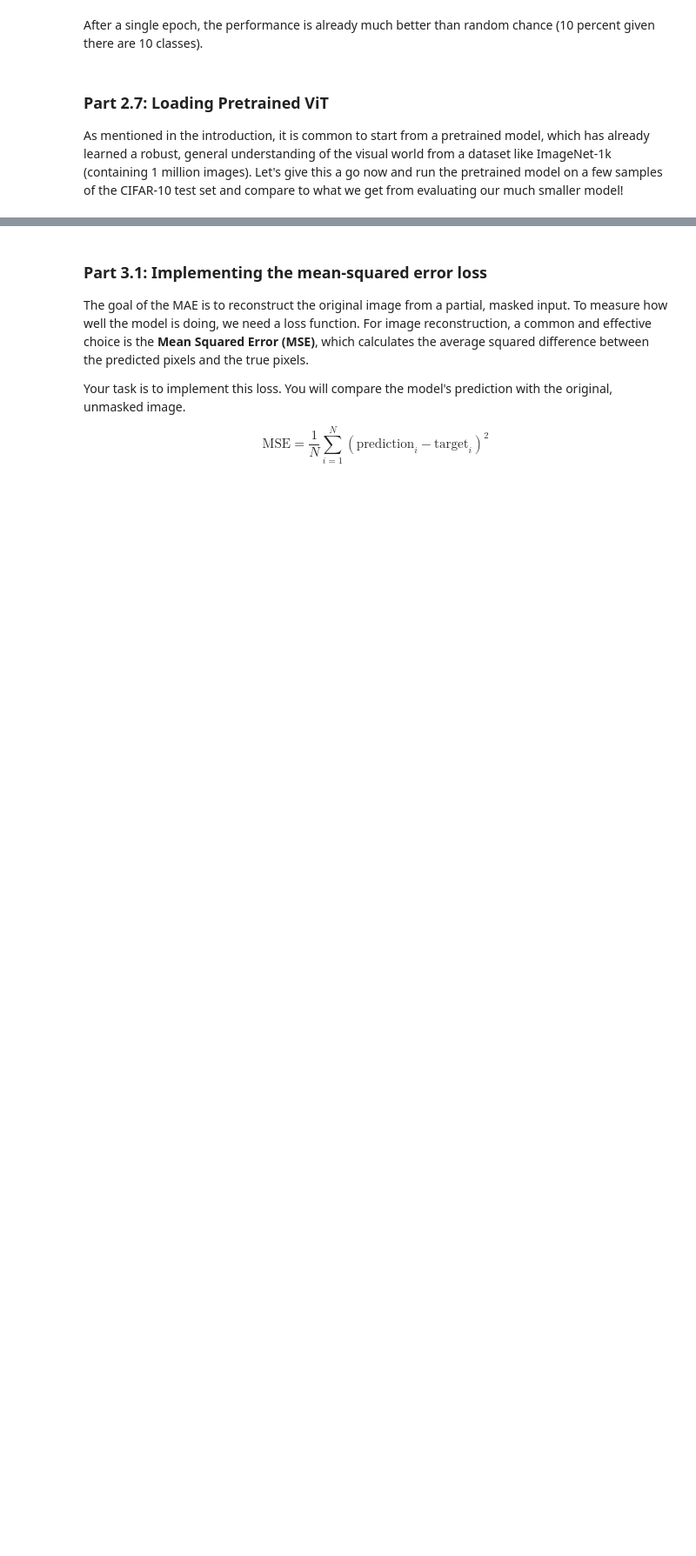
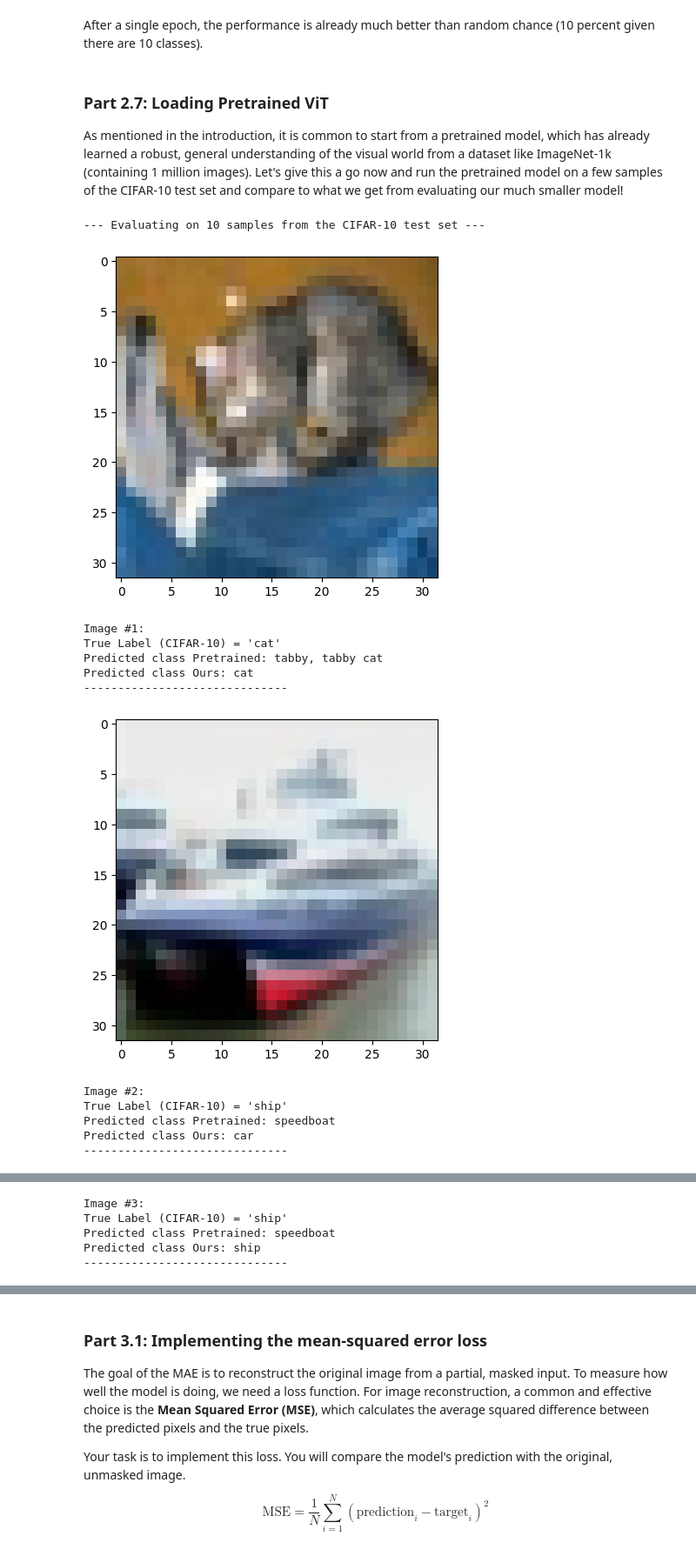
Before and after one commit to muuki2/PracticalSessions2025, a Jupyter notebook: 1_vision/vision_tutorial.ipynb, the cells around one changed output, grey strips where cells are left out. Shown at 87% size. Cells and saved outputs as stored; diff of their text form; code cells hidden in the pictures; blank space fills up the shorter version.

```diff
--- a/1_vision/vision_tutorial.ipynb
+++ b/1_vision/vision_tutorial.ipynb
@@ -389,10 +285,13 @@ class PatchAndEmbed(nn.Module):
             torch.Tensor: Embedded patches. Shape: (batch_size, n_patches, embed_dim)
         """
 
-        ## --- TODO 1: YOUR CODE HERE ---
+        x = self.proj(x)
 
+        x = x.flatten(2)
 
-        # --- END YOUR CODE --- #
+        x = x.transpose(1, 2)
+
+        x = x + self.pos_embed
         return x
 
 
@@ -692,26 +458,3 @@ print(f"Output shape after PatchAndEmbed: {output.shape}")
-# %%
-#@title Hint 3 { display-mode: "form" }
-
-# Take the average over the sequence dimension and pass to the classification head.
-
-
-# Step 3: Solution
-# x = x.mean(dim=1)
-# logits = self.head(x)
-
-# Example
-B, N, C = 1, 196, 768 # Batch, Num_Patches, Embed_dim
-x = torch.randn(B, N, C)
-print(f"Shape after Transformer blocks: {x.shape}")
-
-x_mean = x.mean(dim=1)
-print(f"Shape after averaging: {x_mean.shape}")
-
-num_classes = 10 # Example: CIFAR has 10 classes
-head = nn.Linear(C, num_classes)
-
-logits = head(x_mean)
-print(f"Shape of final logits: {logits.shape}")
 # %%
 # ==============================================================================
 #
@@ -758,16 +501,15 @@ class VisionTransformer(nn.Module):
 
     def forward(self, x):
 
-        ## --- TODO 1: YOUR CODE HERE ---
-
-        # --- END YOUR CODE --- #
+        x = self.patch_embed(x)
+        for blk in self.blocks:
+          x = blk(x)
 
         # After the final block, the sequence is normalised
         x = self.norm(x)
 
-        ## --- TODO 2: YOUR CODE HERE ---
-
-        # --- END YOUR CODE --- #
+        x = x.mean(dim=1)
+        logits = self.head(x)
 
         return logits
 
@@ -907,31 +668,47 @@ resize_transform = Resize((224, 224), antialias=True)
 print("\n--- Evaluating on 10 samples from the CIFAR-10 test set ---")
 
 # 1. Use torch.no_grad() for inference
 with torch.no_grad():
     # 2. Get just one batch of images and labels from the test loader
     images, labels = next(iter(test_loader))
 
     # 3. Resize the entire batch of images to 224x224 to match input size of pretrained model
     images_rs = resize_transform(images)
 
     # 4. Move data to the selected device
     images_rs = images_rs.to(device)
     labels = labels.to(device)
 
     # 5. Get model predictions (logits)
     outputs_pt = model_pt(images_rs)
     logits = outputs_pt.logits
+    images = images.to(device)
     outputs_ours = model(images)
 
 
     # Print results for the first 10 images in the batch
     for i in range(10):
         true_label = classes[labels[i]]
         prediction_pt = logits[i].argmax(-1)
         prediction_ours = outputs_ours.data[i].argmax(-1)
-        imshow(images[i])
+        im = torch.Tensor.cpu(images[i])
+        imshow(im)
         print(f"\nImage #{i+1}:")
         print(f"True Label (CIFAR-10) = '{true_label}'")
         print("Predicted class Pretrained:", model_pt.config.id2label[prediction_pt.item()])
         print("Predicted class Ours:", classes[prediction_ours])
         print("-" * 30)
+# %% [output]
+--- Evaluating on 10 samples from the CIFAR-10 test set ---
+[figure, added]
+Image #1:
+True Label (CIFAR-10) = 'cat'
+Predicted class Pretrained: tabby, tabby cat
+Predicted class Ours: cat
+------------------------------
+[figure, added]
+Image #2:
+True Label (CIFAR-10) = 'ship'
+Predicted class Pretrained: speedboat
+Predicted class Ours: car
+------------------------------
@@ -937,0 +716,5 @@ with torch.no_grad():
+Image #3:
+True Label (CIFAR-10) = 'ship'
+Predicted class Pretrained: speedboat
+Predicted class Ours: ship
+------------------------------
```
Also changed, not shown: parts of 35 cells of this notebook.
